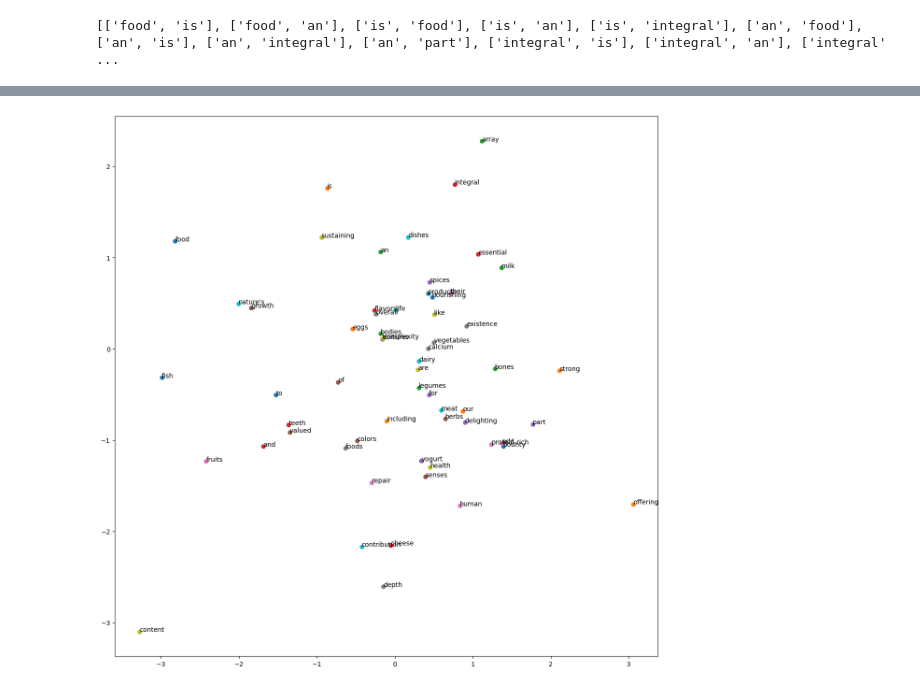
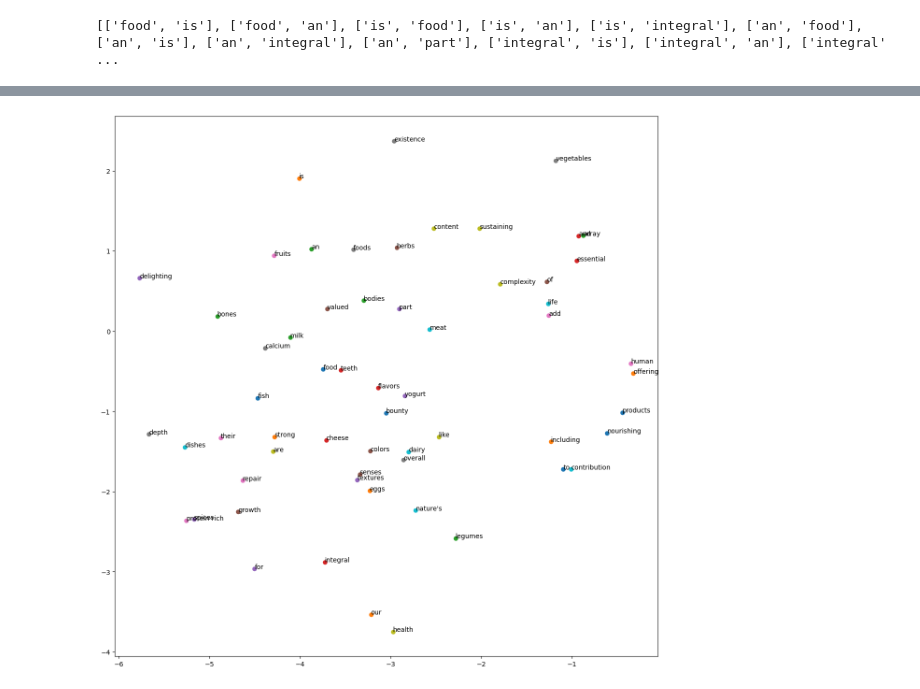
Before and after one commit to Anika-Roy/Exploring_Graph_Embeddings, a Jupyter notebook: skip-gram.ipynb, the cells around one changed output, grey strips where cells are left out. Saved outputs shown, nothing was run; the diff lists cells and outputs as text; code cells hidden in the pictures.

```diff
--- a/skip-gram.ipynb
+++ b/skip-gram.ipynb
@@ -63,7 +63,7 @@ def get_one_hot_encoding(word):
 # %%
 # Step 5: Build the skip-gram model architecture
 # Define the hyperparameters
-embed_size = 2
+embed_size = 5
 learning_rate = 0.01
 epochs = 100
 
@@ -77,7 +77,7 @@ class SkipGram(nn.Module):
     def forward(self, x):
         embeds = self.embeddings(x)
         out = self.linear1(embeds)
-        probs = nn.functional.softmax(out, dim=1)
+        probs = nn.functional.log_softmax(out, dim=1)
         return probs
 
 model = SkipGram(vocab_size, embed_size)
@@ -133,15 +131,19 @@ Epoch: 99 Loss: tensor(860.2684)
 # %%
 # Step 7: Visualize the embeddings
 # Get the weights of the embeddings
 embeddings = model.embeddings.weight.data.numpy()
+
+# dimensionality reduction to 2 dimensions using t-SNE for visualization
+from sklearn.manifold import TSNE
+embeddings = TSNE(n_components=2).fit_transform(embeddings)
 
 # Plot the embeddings
 fig, ax = plt.subplots(figsize=(15, 15))
 for word in vocab:
     embedding = embeddings[vocab.index(word)]
     plt.scatter(embedding[0], embedding[1])
     ax.annotate(word, (embedding[0], embedding[1]))
 
 plt.show()
 # %% [output]
-[figure, old version]
+[figure, new version]
```
Also changed, not shown: parts of 1 cell of this notebook.
